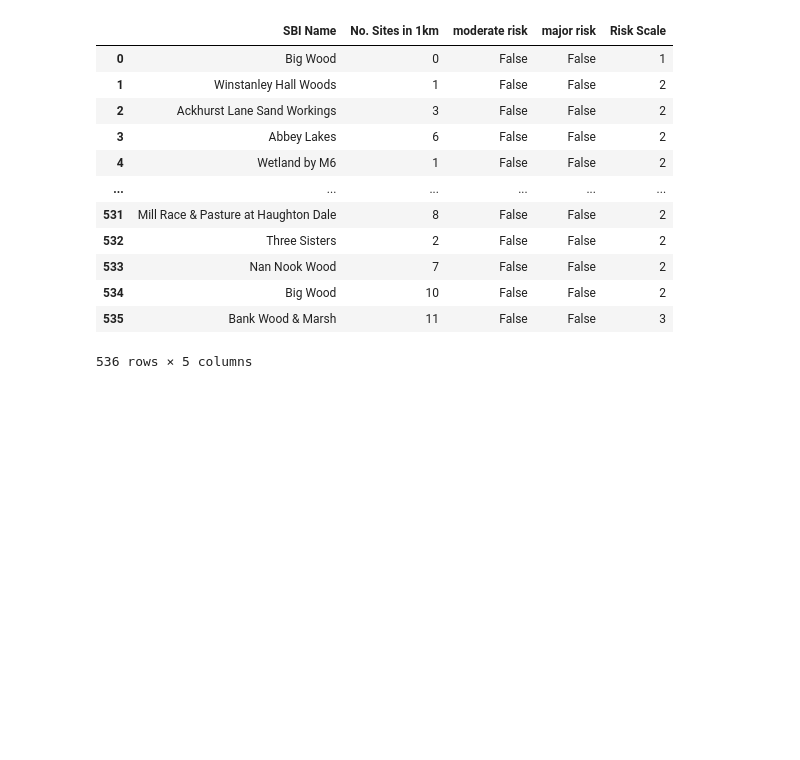
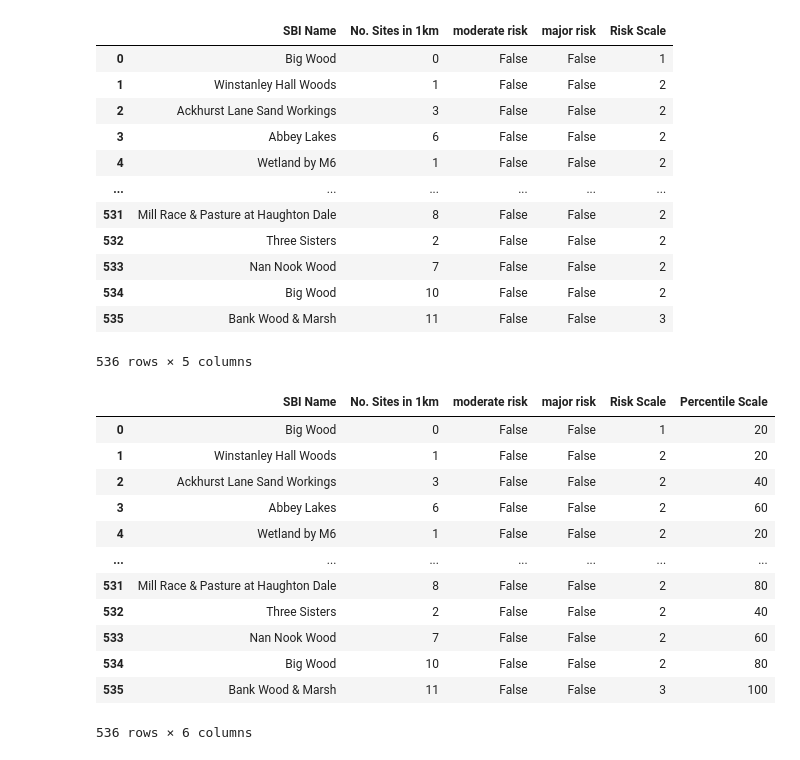
Before and after one commit to ChrisSoderberg-ONS/mss-sbi-project, a Jupyter notebook: sbi-analysis/preliminary-analysis.ipynb, the cells around one changed output. Drawn from its saved outputs; the diff is of its cells as text; code cells hidden in the pictures; blank space fills up the shorter version.

```diff
--- a/sbi-analysis/preliminary-analysis.ipynb
+++ b/sbi-analysis/preliminary-analysis.ipynb
@@ -201,0 +200,30 @@ Dev_1km
+# %%
+#Alternate way of calculating risk: percentiles
+import numpy as np
+
+twenty = np.percentile(Dev_1km["No. Sites in 1km"], 20 )
+forty = np.percentile(Dev_1km["No. Sites in 1km"], 40 )
+sixty = np.percentile(Dev_1km["No. Sites in 1km"], 60 )
+eighty = np.percentile(Dev_1km["No. Sites in 1km"], 80 )
+hundred = np.percentile(Dev_1km["No. Sites in 1km"], 100 )
+
+bins = [-1, twenty, forty, sixty, eighty, hundred ] #upper limit inclusive
+labels = [20, 40, 60, 80, 100]
+
+Dev_1km["Percentile Scale"] = pd.cut(Dev_1km["No. Sites in 1km"], bins=bins, labels=labels)
+
+Dev_1km
+# %% [output]
+|  | SBI Name | No. Sites in 1km | moderate risk | major risk | Risk Scale | Percentile Scale |
+| 0 | Big Wood | 0 | False | False | 1 | 20 |
+| 1 | Winstanley Hall Woods | 1 | False | False | 2 | 20 |
+| 2 | Ackhurst Lane Sand Workings | 3 | False | False | 2 | 40 |
+| 3 | Abbey Lakes | 6 | False | False | 2 | 60 |
+| 4 | Wetland by M6 | 1 | False | False | 2 | 20 |
+| ... | ... | ... | ... | ... | ... | ... |
+| 531 | Mill Race & Pasture at Haughton Dale | 8 | False | False | 2 | 80 |
+| 532 | Three Sisters | 2 | False | False | 2 | 40 |
+| 533 | Nan Nook Wood | 7 | False | False | 2 | 60 |
+| 534 | Big Wood | 10 | False | False | 2 | 80 |
+| 535 | Bank Wood & Marsh | 11 | False | False | 3 | 100 |
+536 rows × 6 columns
```
Also changed, not shown: parts of 5 cells of this notebook.
